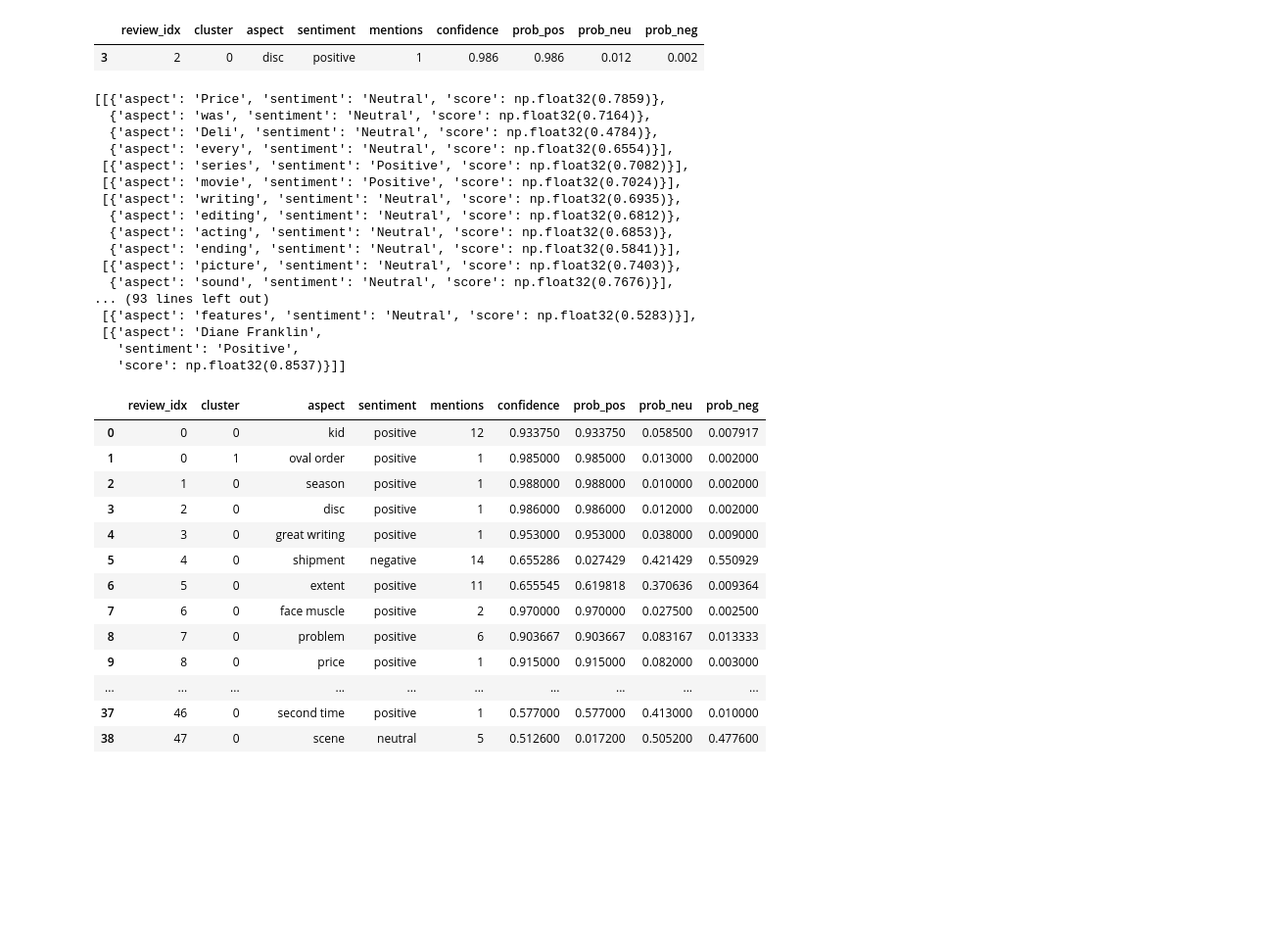
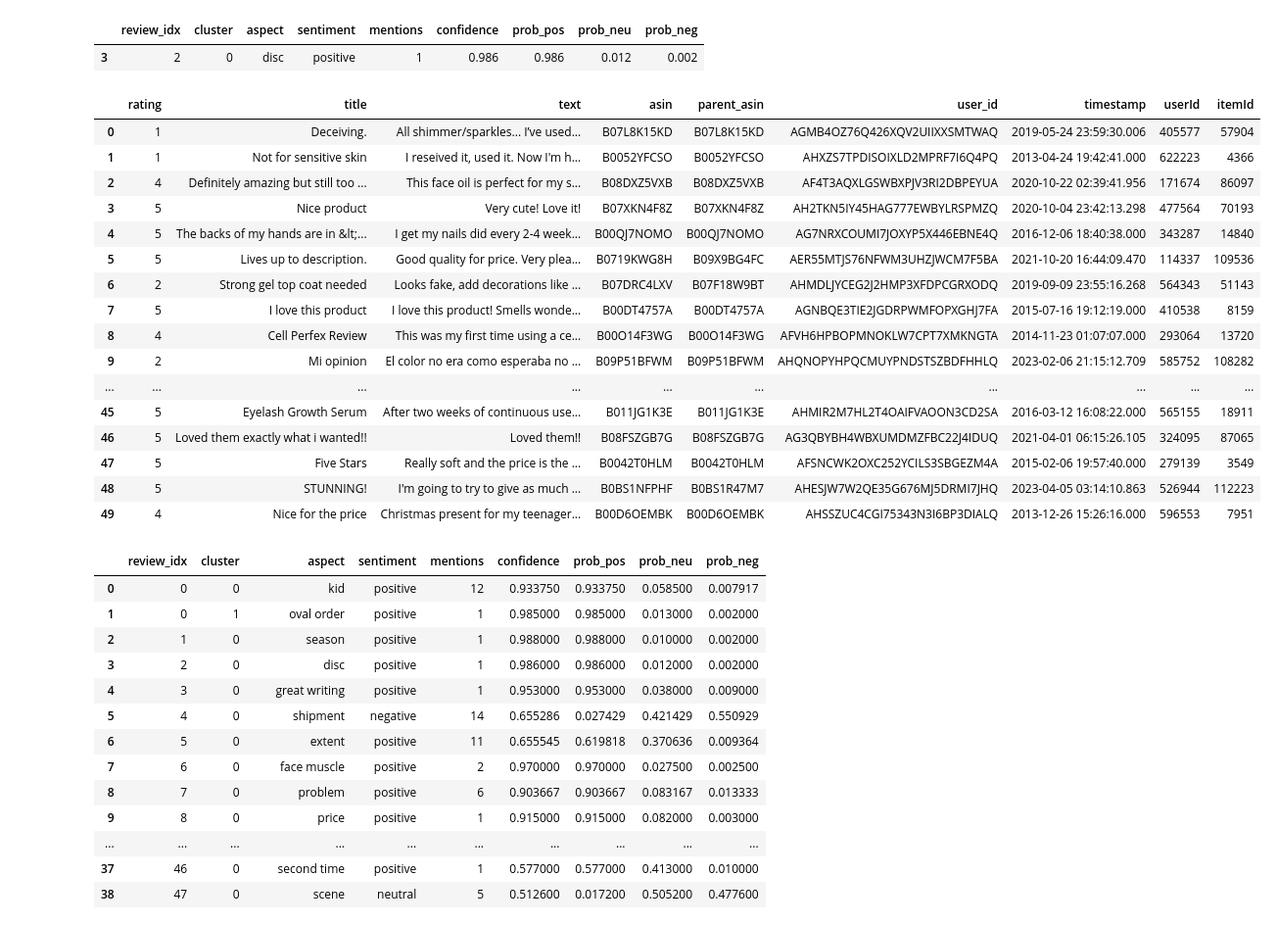
Before and after one commit to ferreira-eduardo/ghc2f, a Jupyter notebook: test.ipynb, the cells around one changed output. Shown at 98% size. Saved outputs shown, nothing was run; the diff lists cells and outputs as text; code cells hidden in the pictures; blank space fills up the shorter version.

```diff
--- a/test.ipynb
+++ b/test.ipynb
@@ -1,7 +1,7 @@
 # %%
 import pandas as pd
 # %%
-path = '../../dataset/amazon.parquet'
+path = '../dataset/all_beauty.parquet'
 df = pd.read_parquet(path)
 # %%
 df = df.sample(n=min(50, df.shape[0]), random_state=42).reset_index(drop=True)
@@ -55,25 +55,25 @@ df_own[df_own['review_idx'] == item]
 |  | review_idx | cluster | aspect | sentiment | mentions | confidence | prob_pos | prob_neu | prob_neg |
 | 3 | 2 | 0 | disc | positive | 1 | 0.986 | 0.986 | 0.012 | 0.002 |
 # %%
-aspects
+df
 # %% [output]
-[[{'aspect': 'Price', 'sentiment': 'Neutral', 'score': np.float32(0.7859)},
-  {'aspect': 'was', 'sentiment': 'Neutral', 'score': np.float32(0.7164)},
-  {'aspect': 'Deli', 'sentiment': 'Neutral', 'score': np.float32(0.4784)},
-  {'aspect': 'every', 'sentiment': 'Neutral', 'score': np.float32(0.6554)}],
- [{'aspect': 'series', 'sentiment': 'Positive', 'score': np.float32(0.7082)}],
- [{'aspect': 'movie', 'sentiment': 'Positive', 'score': np.float32(0.7024)}],
- [{'aspect': 'writing', 'sentiment': 'Neutral', 'score': np.float32(0.6935)},
-  {'aspect': 'editing', 'sentiment': 'Neutral', 'score': np.float32(0.6812)},
-  {'aspect': 'acting', 'sentiment': 'Neutral', 'score': np.float32(0.6853)},
-  {'aspect': 'ending', 'sentiment': 'Neutral', 'score': np.float32(0.5841)}],
- [{'aspect': 'picture', 'sentiment': 'Neutral', 'score': np.float32(0.7403)},
-  {'aspect': 'sound', 'sentiment': 'Neutral', 'score': np.float32(0.7676)}],
-... (93 lines left out)
- [{'aspect': 'features', 'sentiment': 'Neutral', 'score': np.float32(0.5283)}],
- [{'aspect': 'Diane Franklin',
-   'sentiment': 'Positive',
-   'score': np.float32(0.8537)}]]
+|  | rating | title | text | asin | parent_asin | user_id | timestamp | userId | itemId |
+| 0 | 1 | Deceiving. | All shimmer/sparkles... I’ve used... | B07L8K15KD | B07L8K15KD | AGMB4OZ76Q426XQV2UIIXXSMTWAQ | 2019-05-24 23:59:30.006 | 405577 | 57904 |
+| 1 | 1 | Not for sensitive skin | I reseived it, used it. Now I'm h... | B0052YFCSO | B0052YFCSO | AHXZS7TPDISOIXLD2MPRF7I6Q4PQ | 2013-04-24 19:42:41.000 | 622223 | 4366 |
+| 2 | 4 | Definitely amazing but still too ... | This face oil is perfect for my s... | B08DXZ5VXB | B08DXZ5VXB | AF4T3AQXLGSWBXPJV3RI2DBPEYUA | 2020-10-22 02:39:41.956 | 171674 | 86097 |
+| 3 | 5 | Nice product | Very cute! Love it! | B07XKN4F8Z | B07XKN4F8Z | AH2TKN5IY45HAG777EWBYLRSPMZQ | 2020-10-04 23:42:13.298 | 477564 | 70193 |
+| 4 | 5 | The backs of my hands are in &lt;... | I get my nails did every 2-4 week... | B00QJ7NOMO | B00QJ7NOMO | AG7NRXCOUMI7JOXYP5X446EBNE4Q | 2016-12-06 18:40:38.000 | 343287 | 14840 |
+| 5 | 5 | Lives up to description. | Good quality for price. Very plea... | B0719KWG8H | B09X9BG4FC | AER55MTJS76NFWM3UHZJWCM7F5BA | 2021-10-20 16:44:09.470 | 114337 | 109536 |
+| 6 | 2 | Strong gel top coat needed | Looks fake, add decorations like ... | B07DRC4LXV | B07F18W9BT | AHMDLJYCEG2J2HMP3XFDPCGRXODQ | 2019-09-09 23:55:16.268 | 564343 | 51143 |
+| 7 | 5 | I love this product | I love this product! Smells wonde... | B00DT4757A | B00DT4757A | AGNBQE3TIE2JGDRPWMFOPXGHJ7FA | 2015-07-16 19:12:19.000 | 410538 | 8159 |
+| 8 | 4 | Cell Perfex Review | This was my first time using a ce... | B00O14F3WG | B00O14F3WG | AFVH6HPBOPMNOKLW7CPT7XMKNGTA | 2014-11-23 01:07:07.000 | 293064 | 13720 |
+| 9 | 2 | Mi opinion | El color no era como esperaba no ... | B09P51BFWM | B09P51BFWM | AHQNOPYHPQCMUYPNDSTSZBDFHHLQ | 2023-02-06 21:15:12.709 | 585752 | 108282 |
+| ... | ... | ... | ... | ... | ... | ... | ... | ... | ... |
+| 45 | 5 | Eyelash Growth Serum | After two weeks of continuous use... | B011JG1K3E | B011JG1K3E | AHMIR2M7HL2T4OAIFVAOON3CD2SA | 2016-03-12 16:08:22.000 | 565155 | 18911 |
+| 46 | 5 | Loved them exactly what i wanted!! | Loved them!! | B08FSZGB7G | B08FSZGB7G | AG3QBYBH4WBXUMDMZFBC22J4IDUQ | 2021-04-01 06:15:26.105 | 324095 | 87065 |
+| 47 | 5 | Five Stars | Really soft and the price is the ... | B0042T0HLM | B0042T0HLM | AFSNCWK2OXC252YCILS3SBGEZM4A | 2015-02-06 19:57:40.000 | 279139 | 3549 |
+| 48 | 5 | STUNNING! | I'm going to try to give as much ... | B0BS1NFPHF | B0BS1R47M7 | AHESJW7W2QE35G676MJ5DRMI7JHQ | 2023-04-05 03:14:10.863 | 526944 | 112223 |
+| 49 | 4 | Nice for the price | Christmas present for my teenager... | B00D6OEMBK | B00D6OEMBK | AHSSZUC4CGI75343N3I6BP3DIALQ | 2013-12-26 15:26:16.000 | 596553 | 7951 |
 # %%
 df_own
 # %% [output]
```
Also changed, not shown: 15 other files.
